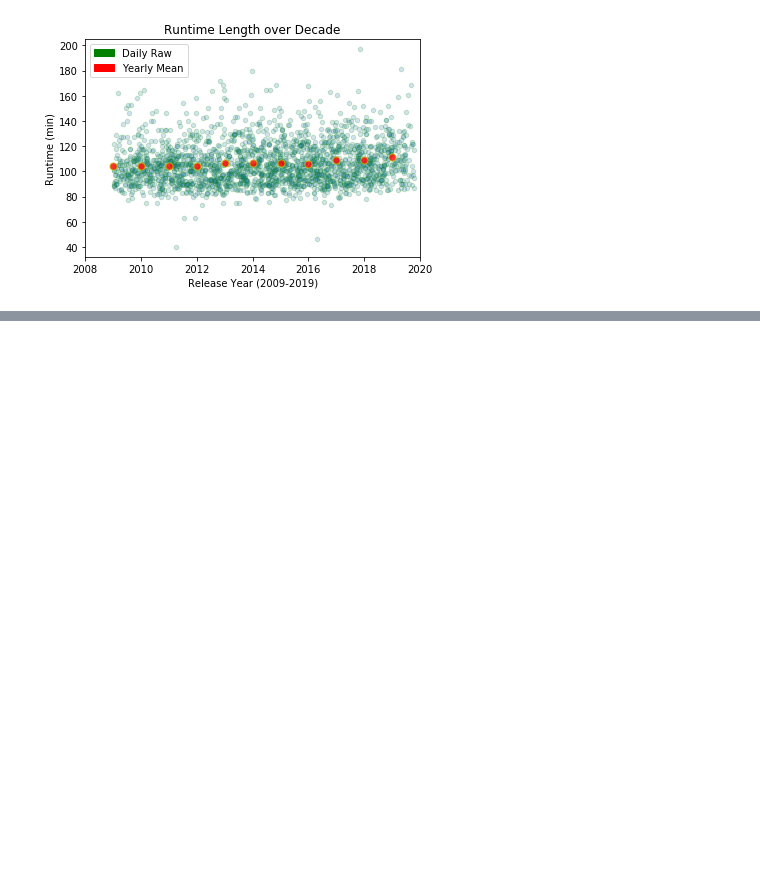
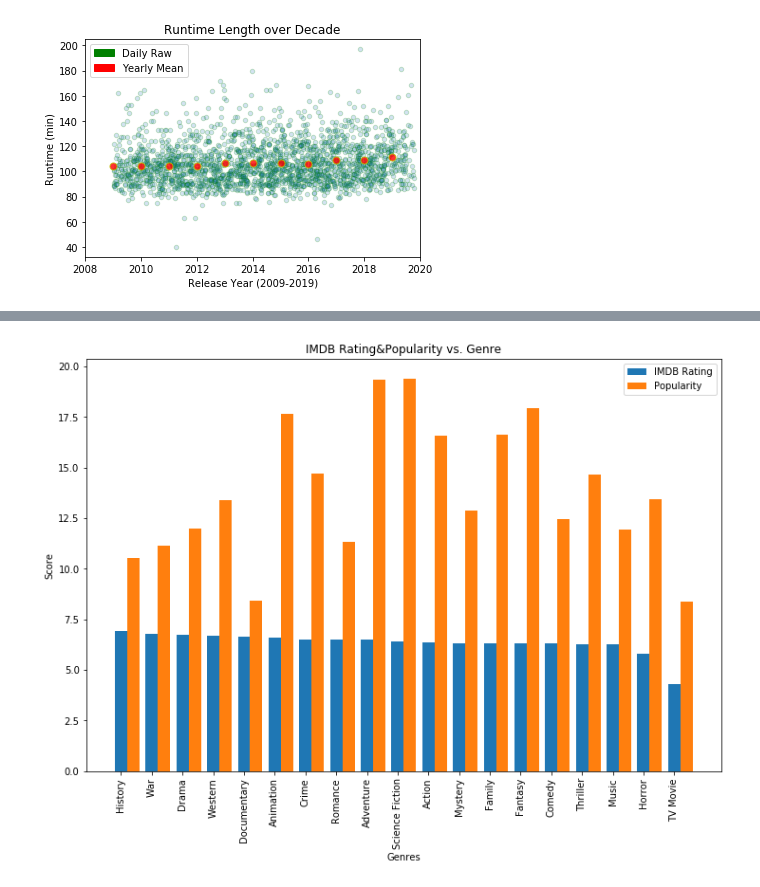
Before and after one commit to masonxmh/python_api_project1, a Jupyter notebook: dataAnalysis.ipynb, the cells around one changed output, grey strips where cells are left out. Saved outputs shown, nothing was run; the diff lists cells and outputs as text; code cells hidden in the pictures; blank space fills up the shorter version.

```diff
--- a/dataAnalysis.ipynb
+++ b/dataAnalysis.ipynb
@@ -272,6 +307,8 @@ df_genre_revenue=df_genre_revenue.reset_index(name="Average Revenue").set_index(
 df_genre_profit=df_genre_revenue["Average Revenue"]-df_genre_budget["Average Budget"]
 df_genre_profit=df_genre_profit.reset_index(name="Average Profit").set_index('index')
 
-genre_table=pd.concat([df_genre_count,df_genre_Popularity,df_genre_imdbr,df_genre_budget,df_genre_revenue,df_genre_profit],axis=1).reset_index()
+df_genre_return=df_genre_profit["Average Profit"]/df_genre_budget["Average Budget"]*100
+df_genre_return=df_genre_return.reset_index(name="Return %").set_index('index')
+genre_table=pd.concat([df_genre_count,df_genre_Popularity,df_genre_imdbr,df_genre_budget,df_genre_revenue,df_genre_profit,df_genre_return],axis=1).reset_index()
 genre_table=genre_table.rename(columns={"index":"Genre"})
 genre_table.head()
@@ -290,0 +337,18 @@ plt.show()
+# %%
+genre_table_2 = genre_table.set_index("Genre")
+genre_table_rating=genre_table_2.sort_values(by=["Average IMDB Rating"],ascending=False)
+x_range = np.arange(0,38,2)
+plt.figure(figsize = (12,8))
+plt.bar(x_range, genre_table_rating["Average IMDB Rating"],label='IMDB Rating')
+plt.bar(x_range+0.8, genre_table_rating["Average Popularity"],label='Popularity')
+plt.xticks(x_range, genre_table_rating.index, rotation = 90)
+plt.legend( loc='upper right')
+plt.title("IMDB Rating&Popularity vs. Genre")
+plt.xlabel("Genres")
+plt.ylabel("Score")
+plt.xticks(rotation=90)
+#plt.tight_layout()
+plt.savefig("output_data/IMDB Rating&Popularity vs Genre.png")
+plt.show()
+# %% [output]
+[figure, added]
```
Also changed, not shown: parts of 29 cells of this notebook, 10 other files.
